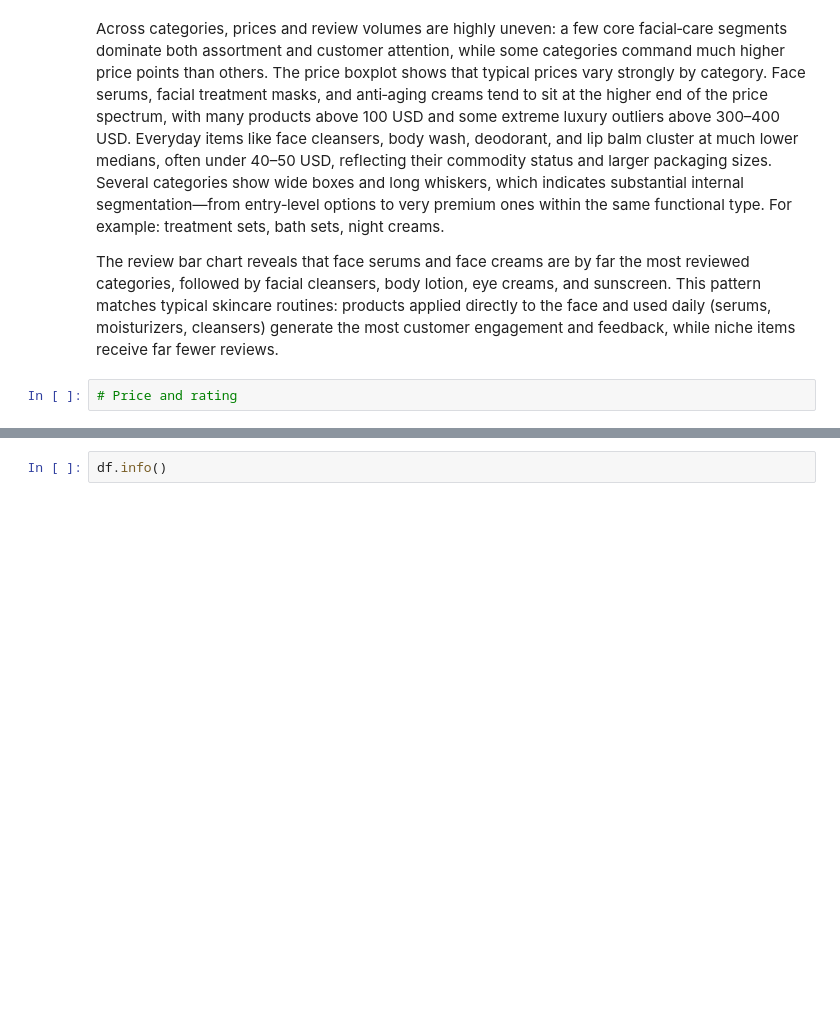
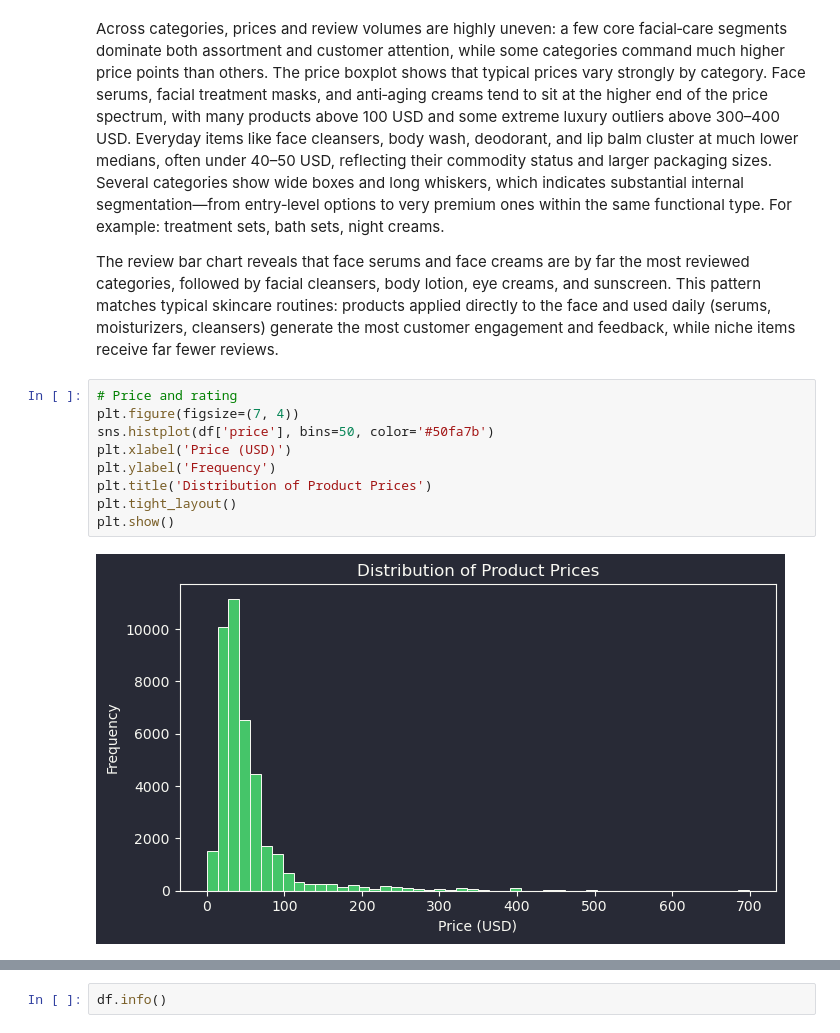
Before and after one commit to Weronikaa2001/Text-Mining-and-Social-Media-Mining-Sephora-Skincare-Reviews, a Jupyter notebook: Martyniuk_Madro_Sephora_Project.ipynb, the cells around one changed output, grey strips where cells are left out. Cells and saved outputs as stored; diff of their text form; blank space fills up the shorter version.

Commit message:
Added price analysis

```diff
--- a/Martyniuk_Madro_Sephora_Project.ipynb
+++ b/Martyniuk_Madro_Sephora_Project.ipynb
@@ -836,3 +836,12 @@ Across categories, prices and review volumes are highly uneven: a few core facia
 The review bar chart reveals that face serums and face creams are by far the most reviewed categories, followed by facial cleansers, body lotion, eye creams, and sunscreen. This pattern matches typical skincare routines: products applied directly to the face and used daily (serums, moisturizers, cleansers) generate the most customer engagement and feedback, while niche items receive far fewer reviews.
 # %%
 # Price and rating
+plt.figure(figsize=(7, 4))
+sns.histplot(df['price'], bins=50, color='#50fa7b')
+plt.xlabel('Price (USD)')
+plt.ylabel('Frequency')
+plt.title('Distribution of Product Prices')
+plt.tight_layout()
+plt.show()
+# %% [output]
+[figure, added]
```
Also changed, not shown: parts of 2 cells of this notebook.
